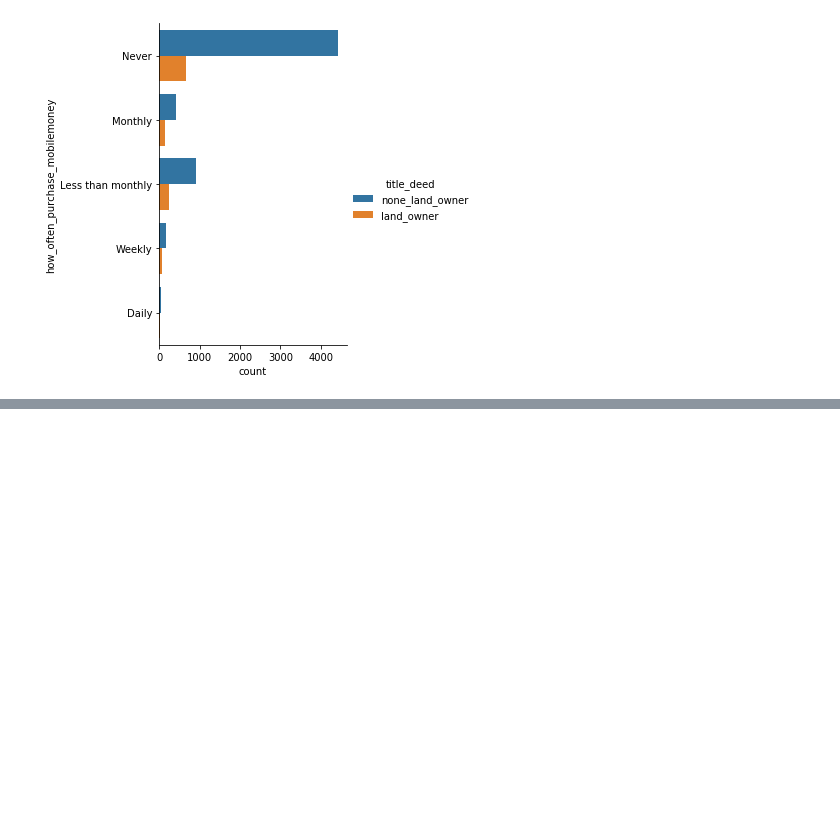
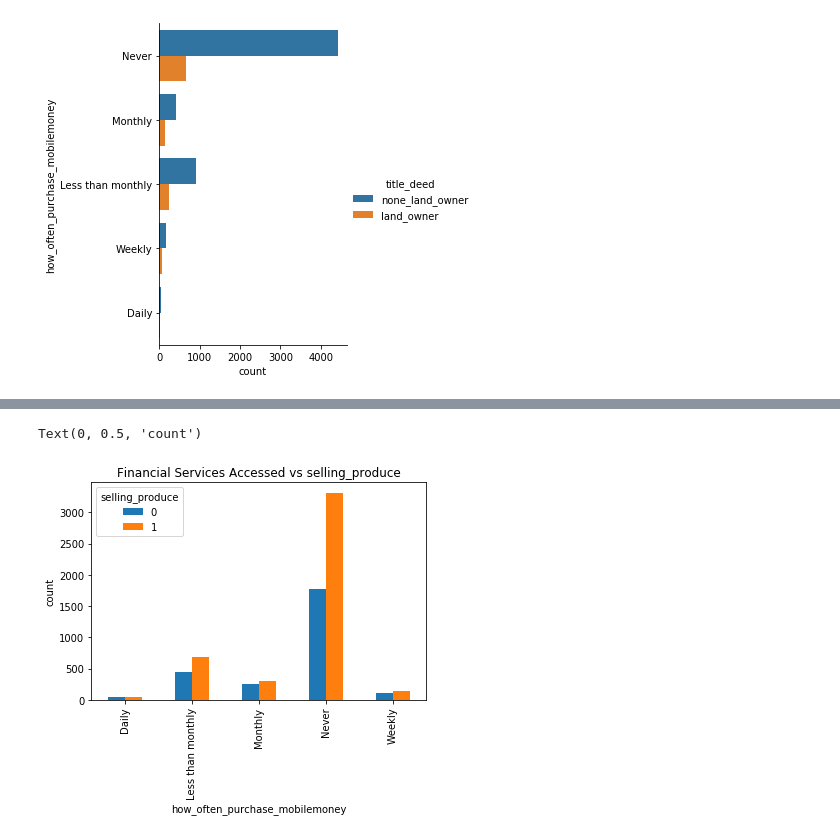
Before and after one commit to tshepojrampai/Mobile-money-Tanzania, a Jupyter notebook: tanzania-mobile-money.ipynb, the cells around one changed output, grey strips where cells are left out. Cells and saved outputs as stored; diff of their text form; code cells hidden in the pictures; blank space fills up the shorter version.

```diff
--- a/tanzania-mobile-money.ipynb
+++ b/tanzania-mobile-money.ipynb
@@ -833,0 +974,9 @@ sns.catplot(hue='title_deed', y='how_often_purchase_mobilemoney', data=df_mobile
+# %%
+## frequency table
+income_2_table = pd.crosstab(index=df_mobile['how_often_purchase_mobilemoney'], columns=df_mobile['selling_produce'])
+income_2_table
+income_2_table.plot(kind='bar', stacked=False).set_title('Financial Services Accessed vs selling_produce')
+plt.ylabel('count')
+# %% [output]
+Text(0, 0.5, 'count')
+[figure, added]
```
Also changed, not shown: parts of 56 cells of this notebook.
